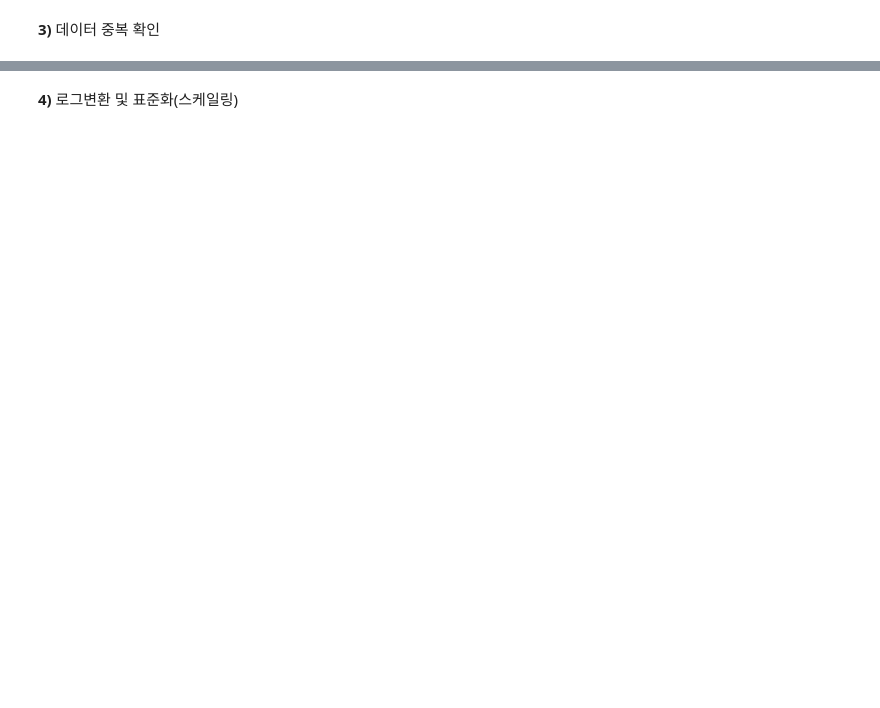
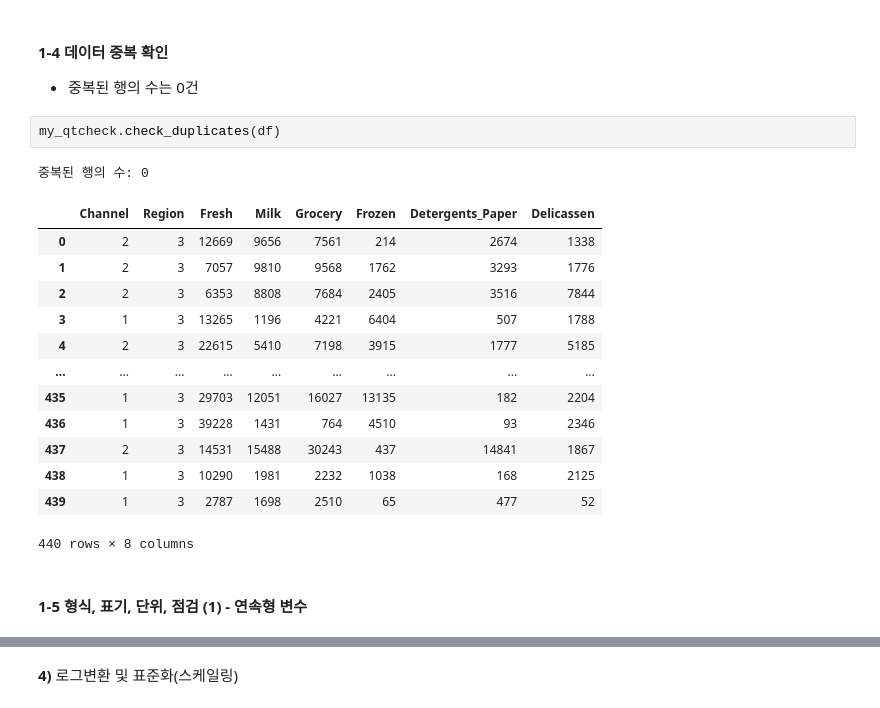
Before and after one commit to Jae1-99999/Wholesalecustomers, a Jupyter notebook: 파이프라인.ipynb, the cells around one changed output, grey strips where cells are left out. Cells and saved outputs as stored; diff of their text form; blank space fills up the shorter version.

```diff
--- a/파이프라인.ipynb
+++ b/파이프라인.ipynb
@@ -9,2 +78,22 @@
 # %% [markdown]
-**3)** 데이터 중복 확인
+#### **1-4** 데이터 중복 확인
+- 중복된 행의 수는 0건
+# %%
+my_qtcheck.check_duplicates(df)
+# %% [output]
+중복된 행의 수: 0
+|  | Channel | Region | Fresh | Milk | Grocery | Frozen | Detergents_Paper | Delicassen |
+| 0 | 2 | 3 | 12669 | 9656 | 7561 | 214 | 2674 | 1338 |
+| 1 | 2 | 3 | 7057 | 9810 | 9568 | 1762 | 3293 | 1776 |
+| 2 | 2 | 3 | 6353 | 8808 | 7684 | 2405 | 3516 | 7844 |
+| 3 | 1 | 3 | 13265 | 1196 | 4221 | 6404 | 507 | 1788 |
+| 4 | 2 | 3 | 22615 | 5410 | 7198 | 3915 | 1777 | 5185 |
+| ... | ... | ... | ... | ... | ... | ... | ... | ... |
+| 435 | 1 | 3 | 29703 | 12051 | 16027 | 13135 | 182 | 2204 |
+| 436 | 1 | 3 | 39228 | 1431 | 764 | 4510 | 93 | 2346 |
+| 437 | 2 | 3 | 14531 | 15488 | 30243 | 437 | 14841 | 1867 |
+| 438 | 1 | 3 | 10290 | 1981 | 2232 | 1038 | 168 | 2125 |
+| 439 | 1 | 3 | 2787 | 1698 | 2510 | 65 | 477 | 52 |
+440 rows × 8 columns
+# %% [markdown]
+#### 1-5 형식, 표기, 단위, 점검 (1) - 연속형 변수
```
Also changed, not shown: parts of 51 cells of this notebook, 25 other files.
